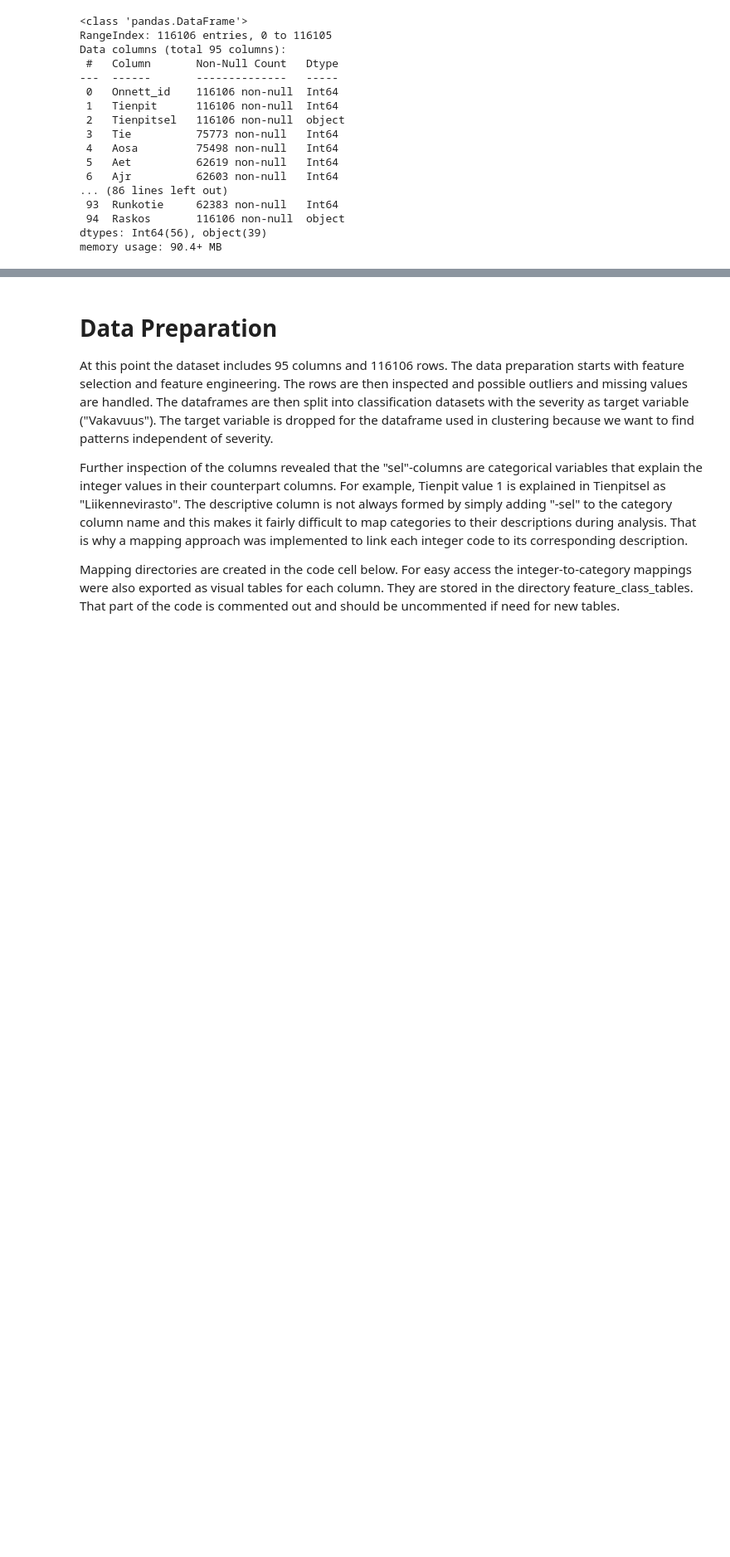
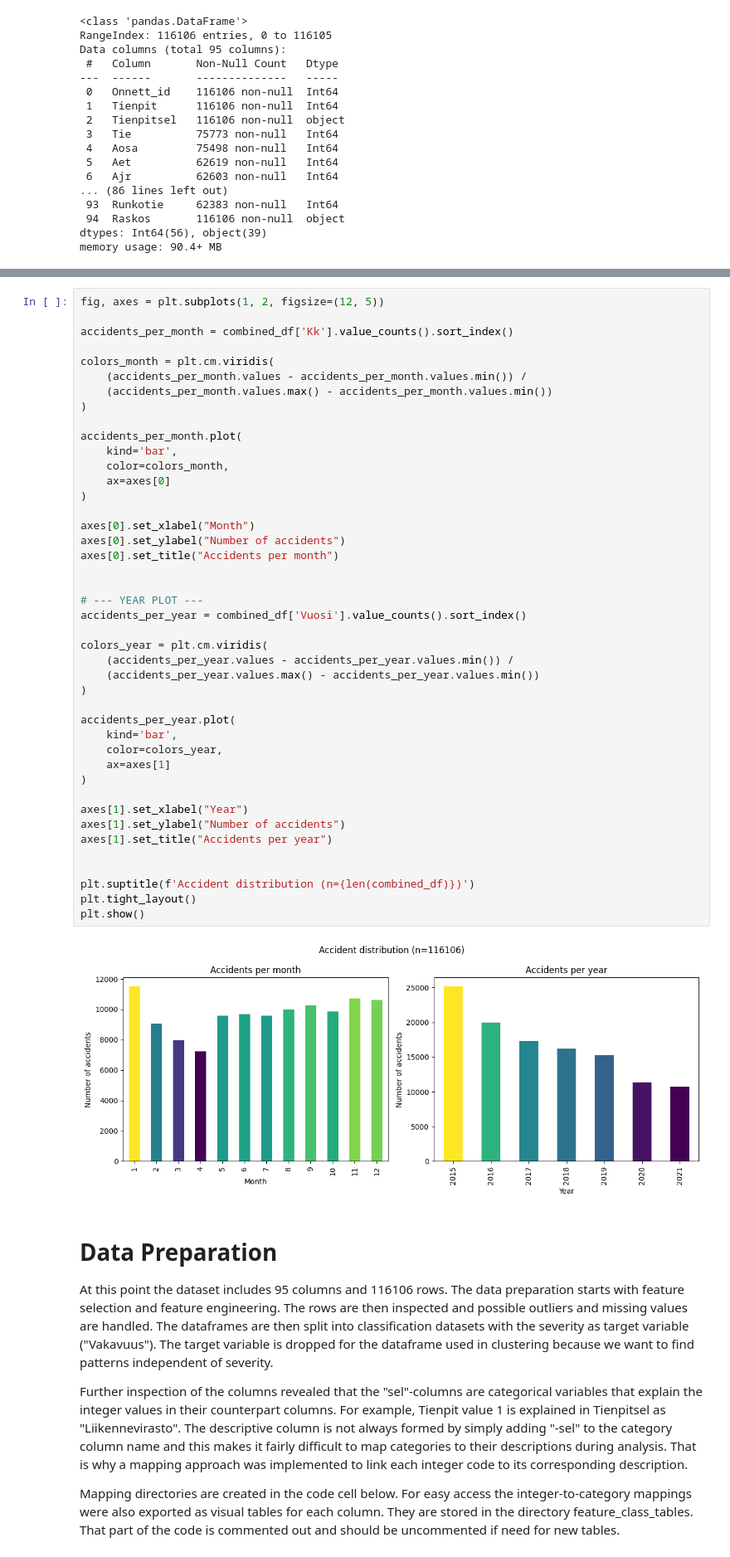
Before and after one commit to nealukumies/dml-project, a Jupyter notebook: traffic_accident_analysis.ipynb, the cells around one changed output, grey strips where cells are left out. Shown at 83% size. Saved outputs shown, nothing was run; the diff lists cells and outputs as text; blank space fills up the shorter version.

```diff
--- a/traffic_accident_analysis.ipynb
+++ b/traffic_accident_analysis.ipynb
@@ -93,3 +117,48 @@ plt.show()
+# %%
+fig, axes = plt.subplots(1, 2, figsize=(12, 5))
+
+accidents_per_month = combined_df['Kk'].value_counts().sort_index()
+
+colors_month = plt.cm.viridis(
+    (accidents_per_month.values - accidents_per_month.values.min()) /
+    (accidents_per_month.values.max() - accidents_per_month.values.min())
+)
+
+accidents_per_month.plot(
+    kind='bar',
+    color=colors_month,
+    ax=axes[0]
+)
+
+axes[0].set_xlabel("Month")
+axes[0].set_ylabel("Number of accidents")
+axes[0].set_title("Accidents per month")
+
+
+# --- YEAR PLOT ---
+accidents_per_year = combined_df['Vuosi'].value_counts().sort_index()
+
+colors_year = plt.cm.viridis(
+    (accidents_per_year.values - accidents_per_year.values.min()) /
+    (accidents_per_year.values.max() - accidents_per_year.values.min())
+)
+
+accidents_per_year.plot(
+    kind='bar',
+    color=colors_year,
+    ax=axes[1]
+)
+
+axes[1].set_xlabel("Year")
+axes[1].set_ylabel("Number of accidents")
+axes[1].set_title("Accidents per year")
+
+
+plt.suptitle(f'Accident distribution (n={len(combined_df)})')
+plt.tight_layout()
+plt.show()
+# %% [output]
+[figure, added]
 # %% [markdown]
 # Data Preparation
 
```
Also changed, not shown: parts of 2 cells of this notebook.
